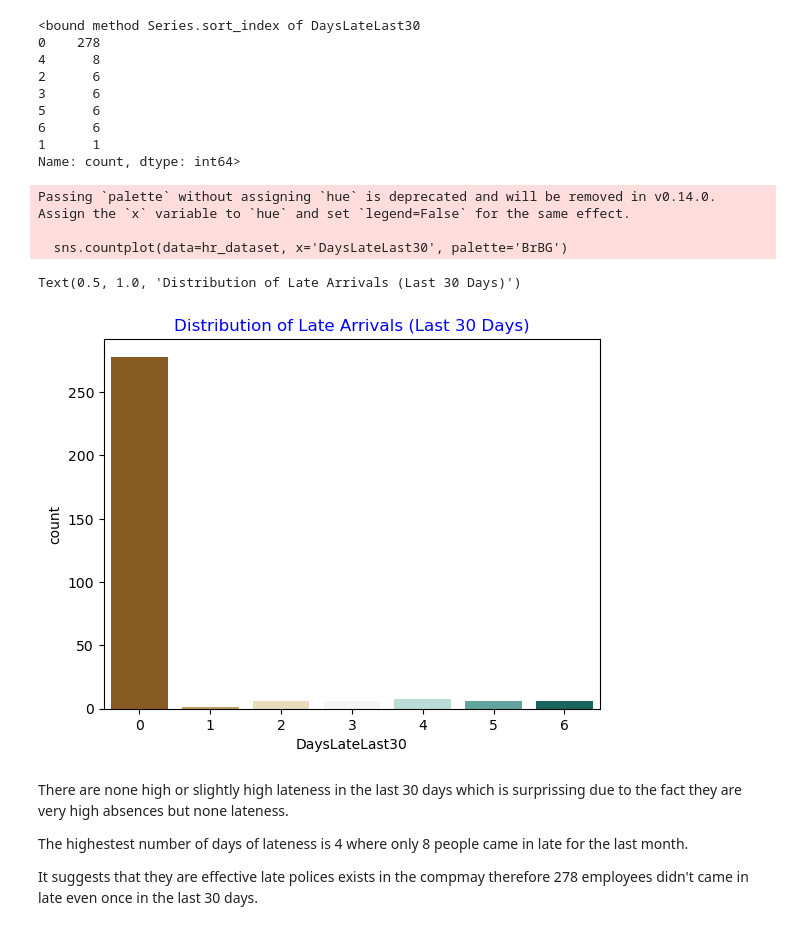
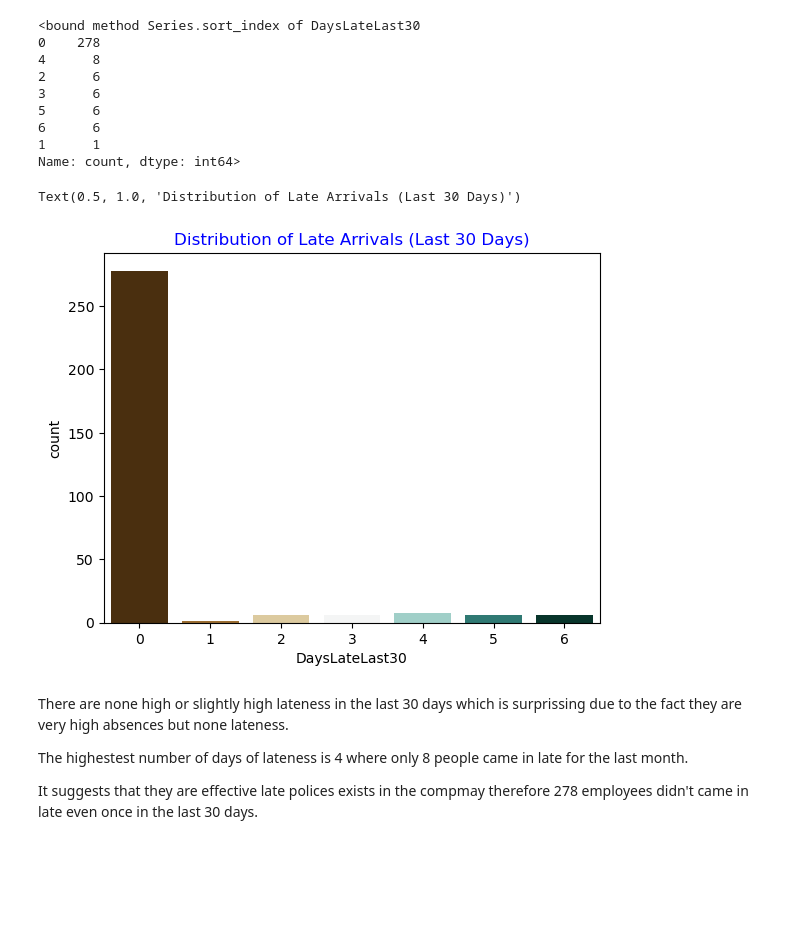
Before and after one commit to Kanitoure5301/tkh_career_analysis, a Jupyter notebook: notebooks/empl_perf_mohammed.ipynb, the cells around one changed output. Drawn from its saved outputs; the diff is of its cells as text; code cells hidden in the pictures; blank space fills up the shorter version.

```diff
--- a/notebooks/empl_perf_mohammed.ipynb
+++ b/notebooks/empl_perf_mohammed.ipynb
@@ -223,14 +218,11 @@ Absences_counts
 1      1
 Name: count, dtype: int64>
 # %%
-sns.countplot(data=hr_dataset, x='DaysLateLast30', palette='BrBG')
+sns.countplot(data=hr_dataset, x='DaysLateLast30', palette='BrBG', hue = 'DaysLateLast30', legend=False)
 plt.title('Distribution of Late Arrivals (Last 30 Days)', color='blue')
 # %% [output]
-Passing `palette` without assigning `hue` is deprecated and will be removed in v0.14.0. Assign the `x` variable to `hue` and set `legend=False` for the same effect.
-
-  sns.countplot(data=hr_dataset, x='DaysLateLast30', palette='BrBG')
+Text(0.5, 1.0, 'Distribution of Late Arrivals (Last 30 Days)')
-Text(0.5, 1.0, 'Distribution of Late Arrivals (Last 30 Days)')
-[figure, old version]
+[figure, new version]
 # %% [markdown]
 There are none high or slightly high lateness in the last 30 days which is surprissing due to the fact they are very high absences but none lateness.
 
```
Also changed, not shown: parts of 6 cells of this notebook.
